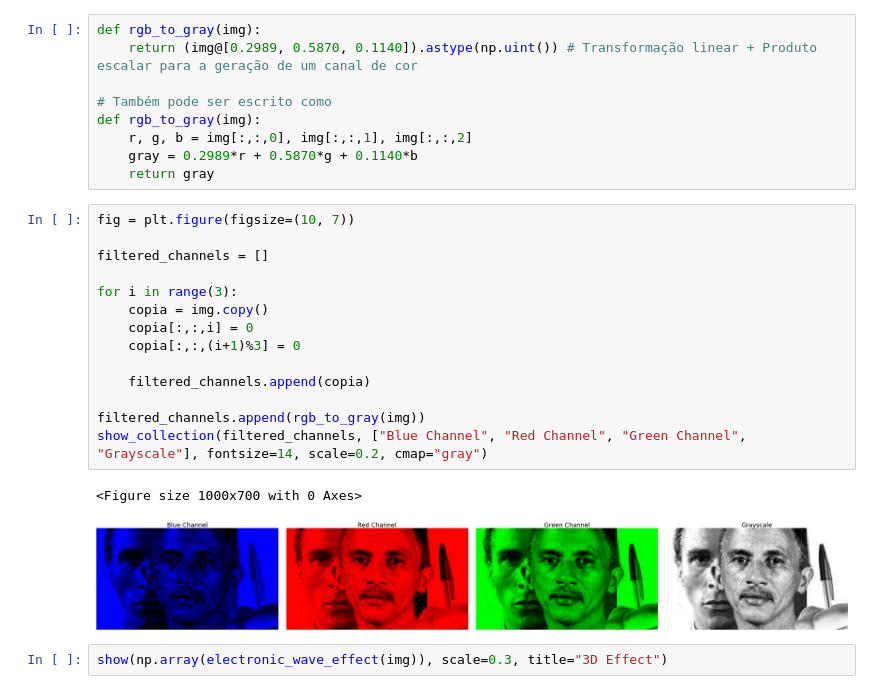
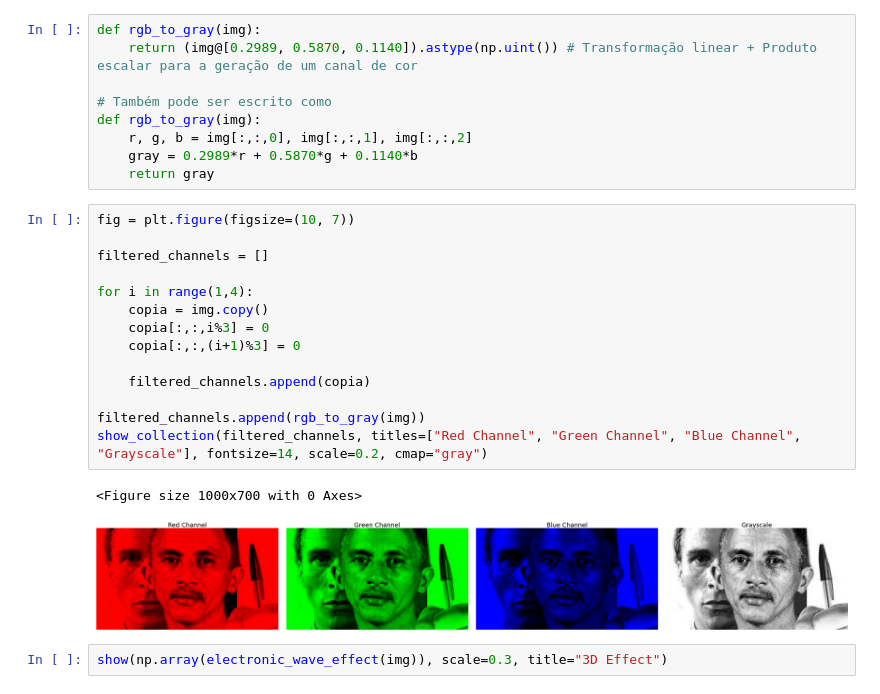
Before and after one commit to BPThiago/trabalho-algebra, a Jupyter notebook: notebook.ipynb, the cells around one changed output. Saved outputs shown, nothing was run; the diff lists cells and outputs as text.

```diff
--- a/notebook.ipynb
+++ b/notebook.ipynb
@@ -71,20 +71,20 @@ def rgb_to_gray(img):
 # %%
 fig = plt.figure(figsize=(10, 7))
 
 filtered_channels = []
 
-for i in range(3):
+for i in range(1,4):
     copia = img.copy()
-    copia[:,:,i] = 0
+    copia[:,:,i%3] = 0
     copia[:,:,(i+1)%3] = 0
 
     filtered_channels.append(copia)
 
 filtered_channels.append(rgb_to_gray(img))
-show_collection(filtered_channels, ["Blue Channel", "Red Channel", "Green Channel", "Grayscale"], fontsize=14, scale=0.2, cmap="gray")
+show_collection(filtered_channels, titles=["Red Channel", "Green Channel", "Blue Channel", "Grayscale"], fontsize=14, scale=0.2, cmap="gray")
 # %% [output]
 <Figure size 1000x700 with 0 Axes>
-[figure, old version]
+[figure, new version]
 # %%
 show(np.array(electronic_wave_effect(img)), scale=0.3, title="3D Effect")
 # %% [output]
```
Also changed, not shown: parts of 6 cells of this notebook.
